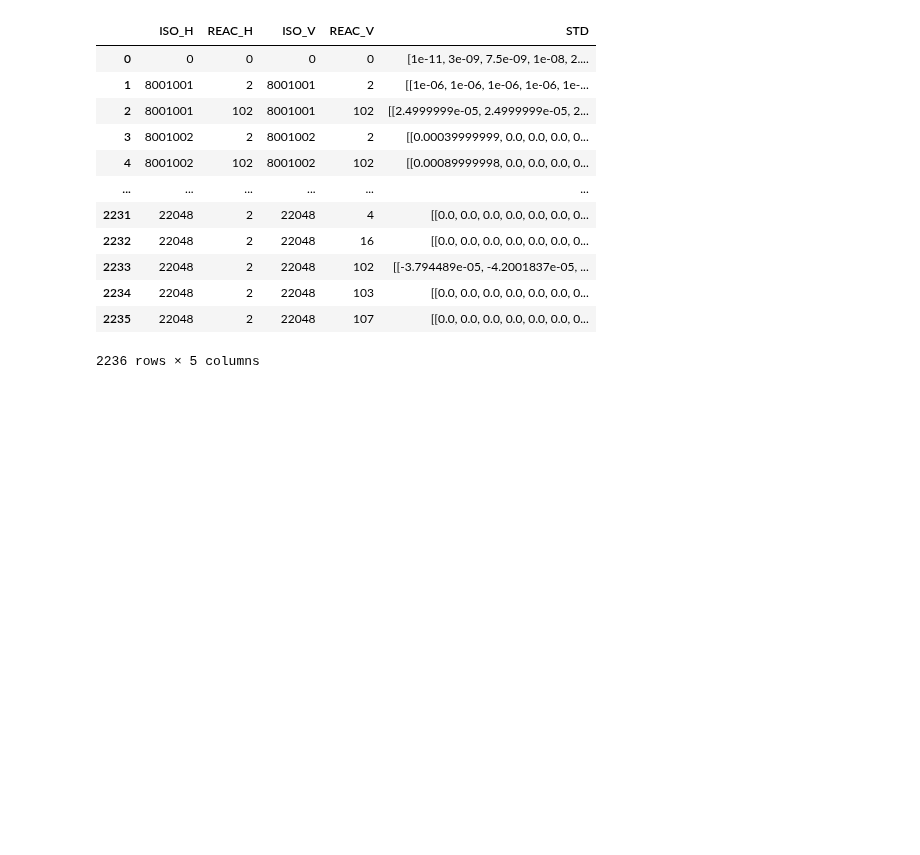
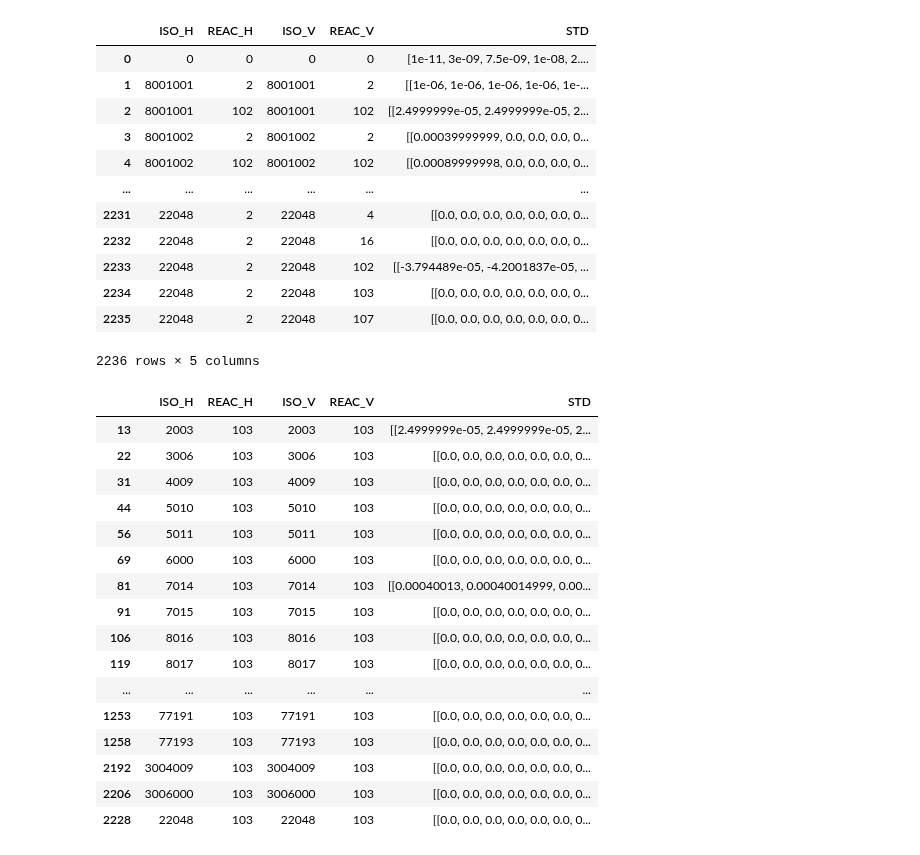
Before and after one commit to monleon96/kika, a Jupyter notebook: mcnpy/cov/test_cov.ipynb, the cells around one changed output. Drawn from its saved outputs; the diff is of its cells as text; code cells hidden in the pictures; blank space fills up the shorter version.

```diff
--- a/mcnpy/cov/test_cov.ipynb
+++ b/mcnpy/cov/test_cov.ipynb
@@ -77,0 +76,20 @@ h1df = df[df['ISO_H'] == 1001]
+# %%
+df[df['REAC_H'] == 103]
+# %% [output]
+|  | ISO_H | REAC_H | ISO_V | REAC_V | STD |
+| 13 | 2003 | 103 | 2003 | 103 | [[2.4999999e-05, 2.4999999e-05, 2... |
+| 22 | 3006 | 103 | 3006 | 103 | [[0.0, 0.0, 0.0, 0.0, 0.0, 0.0, 0... |
+| 31 | 4009 | 103 | 4009 | 103 | [[0.0, 0.0, 0.0, 0.0, 0.0, 0.0, 0... |
+| 44 | 5010 | 103 | 5010 | 103 | [[0.0, 0.0, 0.0, 0.0, 0.0, 0.0, 0... |
+| 56 | 5011 | 103 | 5011 | 103 | [[0.0, 0.0, 0.0, 0.0, 0.0, 0.0, 0... |
+| 69 | 6000 | 103 | 6000 | 103 | [[0.0, 0.0, 0.0, 0.0, 0.0, 0.0, 0... |
+| 81 | 7014 | 103 | 7014 | 103 | [[0.00040013, 0.00040014999, 0.00... |
+| 91 | 7015 | 103 | 7015 | 103 | [[0.0, 0.0, 0.0, 0.0, 0.0, 0.0, 0... |
+| 106 | 8016 | 103 | 8016 | 103 | [[0.0, 0.0, 0.0, 0.0, 0.0, 0.0, 0... |
+| 119 | 8017 | 103 | 8017 | 103 | [[0.0, 0.0, 0.0, 0.0, 0.0, 0.0, 0... |
+| ... | ... | ... | ... | ... | ... |
+| 1253 | 77191 | 103 | 77191 | 103 | [[0.0, 0.0, 0.0, 0.0, 0.0, 0.0, 0... |
+| 1258 | 77193 | 103 | 77193 | 103 | [[0.0, 0.0, 0.0, 0.0, 0.0, 0.0, 0... |
+| 2192 | 3004009 | 103 | 3004009 | 103 | [[0.0, 0.0, 0.0, 0.0, 0.0, 0.0, 0... |
+| 2206 | 3006000 | 103 | 3006000 | 103 | [[0.0, 0.0, 0.0, 0.0, 0.0, 0.0, 0... |
+| 2228 | 22048 | 103 | 22048 | 103 | [[0.0, 0.0, 0.0, 0.0, 0.0, 0.0, 0... |
```
Also changed, not shown: parts of 21 cells of this notebook, 12 other files.
